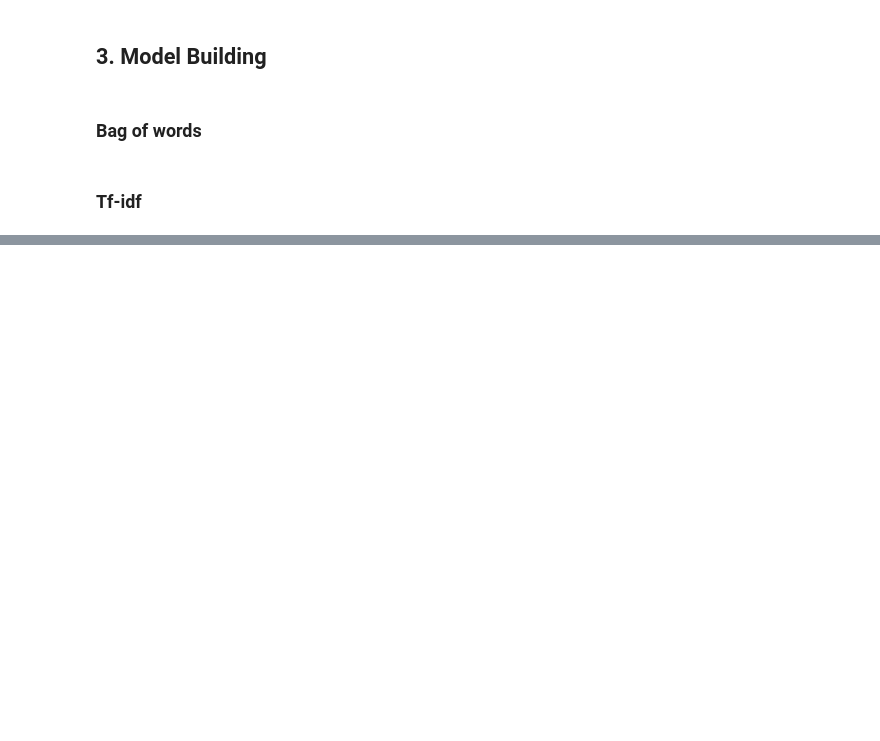
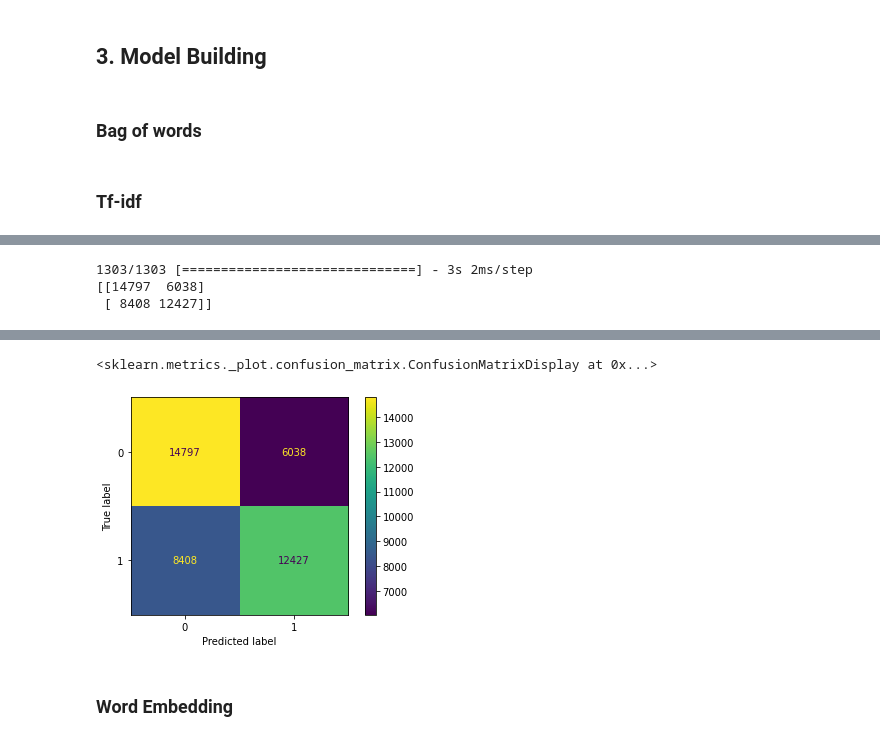
Before and after one commit to vincentaurellio/CS3244, a Jupyter notebook: src/Baseline Model.ipynb, the cells around one changed output, grey strips where cells are left out. Drawn from its saved outputs; the diff is of its cells as text; code cells hidden in the pictures; blank space fills up the shorter version.

Commit message:
add model

```diff
--- a/src/Baseline Model.ipynb
+++ b/src/Baseline Model.ipynb
@@ -163,6 +192,6 @@ logistic_model.score(tfidf_test, df_test["is_spoiler"])
 # %%
 from sklearn import svm
-clf = svm.SVC(kernel='sigmoid', max_iter = 1e4)
+clf = svm.SVC(kernel='sigmoid', max_iter = 1e5)
 clf.fit(tfidf_train, df_train['is_spoiler'])
 # %%
 clf.score(tfidf_test, df_test['is_spoiler'])
@@ -171,18 +203,19 @@ tfidf_train
 # %%
 tfidf_coo_train = tfidf_train.tocoo()
 indices = np.mat([tfidf_coo_train.row, tfidf_coo_train.col]).transpose()
-tfidf_sparse_train = tf.SparseTensor(indices, tfidf_coo_train.data, tfidf_coo_train.shape)
+tfidf_sparse_train = tf.sparse.reorder(tf.SparseTensor(indices, tfidf_coo_train.data, tfidf_coo_train.shape))
 
 tfidf_coo_test = tfidf_test.tocoo()
 indices = np.mat([tfidf_coo_test.row, tfidf_coo_test.col]).transpose()
-tfidf_sparse_test = tf.SparseTensor(indices, tfidf_coo_test.data, tfidf_coo_test.shape)
+tfidf_sparse_test = tf.sparse.reorder(tf.SparseTensor(indices, tfidf_coo_test.data, tfidf_coo_test.shape))
 # %%
 tfidf_model = tf.keras.models.Sequential([tf.keras.layers.InputLayer(input_shape = (tfidf_train.shape[1],), sparse = True),
-                                    tf.keras.layers.Dense(128, activation='relu'),
-                                    tf.keras.layers.Dense(1, activation='sigmoid')])
+                                          tf.keras.layers.Dense(128, activation='relu', kernel_regularizer = tf.keras.regularizers.L2(1e-3)),
+                                          tf.keras.layers.Dropout(0.1),
+                                          tf.keras.layers.Dense(1, activation='sigmoid')])
 # %%
 tfidf_model.compile(loss=tf.keras.losses.BinaryCrossentropy(),
              optimizer='adam',
              metrics=['accuracy'])
 # %%
-tfidf_model.fit(tfidf_sparse_train, df_train["is_spoiler"].to_numpy(), validation_data = (tfidf_sparse_test, df_test["is_spoiler"].to_numpy()), epochs = 2)
+tfidf_model.fit(tfidf_sparse_train, df_train["is_spoiler"].to_numpy(), validation_data = (tfidf_sparse_test, df_test["is_spoiler"].to_numpy()), epochs = 5)
@@ -191,2 +243,9 @@ print(classification_report(df_test['is_spoiler'], model.predict(sparse_test) >
 # %%
-print(confusion_matrix(df_test['is_spoiler'], model.predict(sparse_test) > 0.5))
+print(confusion_matrix(df_test['is_spoiler'], tfidf_model.predict(tfidf_sparse_test) > 0.5))
+# %% [output]
+1303/1303 [==============================] - 3s 2ms/step
+[[14797  6038]
+ [ 8408 12427]]
+# %%
+ConfusionMatrixDisplay(confusion_matrix(df_test['is_spoiler'], tfidf_model.predict(tfidf_sparse_test) > 0.5)).plot()
+# %% [output]
@@ -192,0 +253,4 @@ print(confusion_matrix(df_test['is_spoiler'], model.predict(sparse_test) > 0.5))
+<sklearn.metrics._plot.confusion_matrix.ConfusionMatrixDisplay at 0x...>
+[figure, added]
+# %% [markdown]
+### Word Embedding
```
Also changed, not shown: parts of 18 cells of this notebook, 1 other file.
